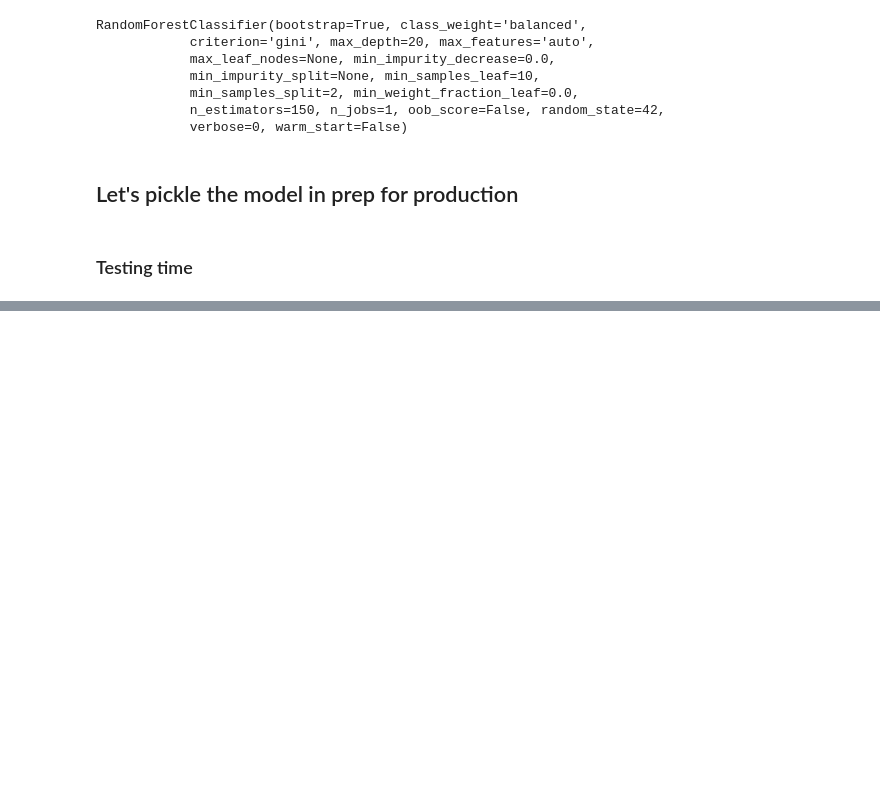
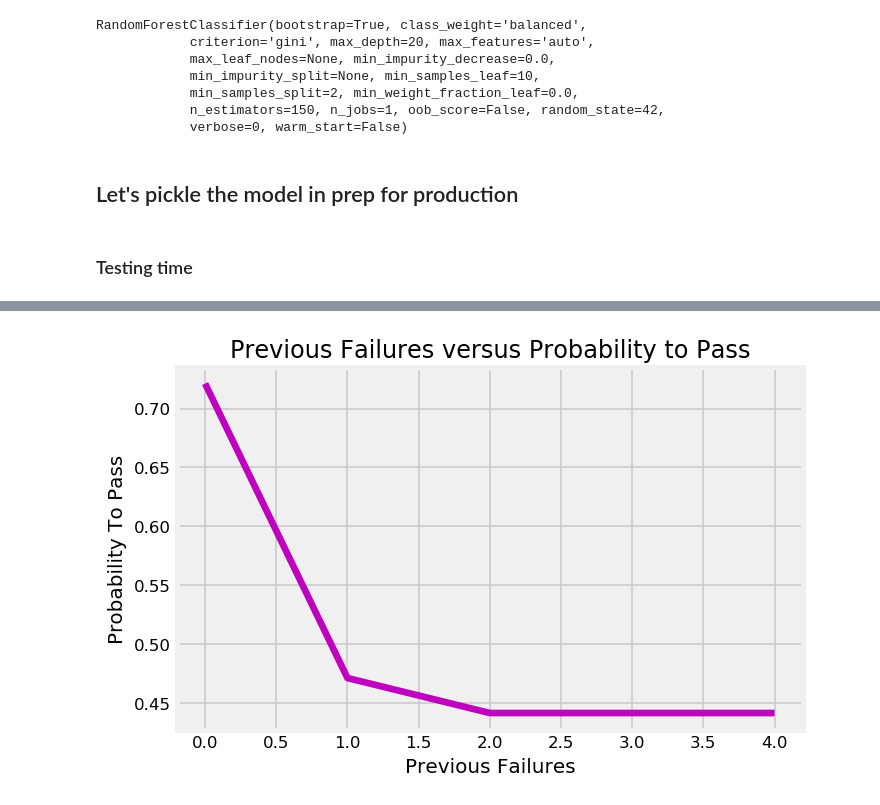
Before and after one commit to Auste1989/metis_projects, a Jupyter notebook: Student_Grade_Prediction/Student_Grade_Prediction_Modelling.ipynb, the cells around one changed output, grey strips where cells are left out. Saved outputs shown, nothing was run; the diff lists cells and outputs as text; code cells hidden in the pictures; blank space fills up the shorter version.

```diff
--- a/Student_Grade_Prediction/Student_Grade_Prediction_Modelling.ipynb
+++ b/Student_Grade_Prediction/Student_Grade_Prediction_Modelling.ipynb
@@ -896,0 +1036,10 @@ make_prediction(test_student)
+# %%
+plt.figure(dpi=120)
+plt.title("Previous Failures versus Probability to Pass")
+plt.xlabel("Previous Failures")
+plt.ylabel('Probability To Pass')
+plt.plot(failure_effect.keys(), failure_effect.values(), color='m')
+
+#plt.savefig('/Users/auste_m/ds/metis/metisgh/github/metis_projects/Student_Grade_Prediction/Failures.png', format='png', dpi=120, bbox_inches="tight");
+# %% [output]
+[figure, added]
```
Also changed, not shown: parts of 9 cells of this notebook, 5 other files.
